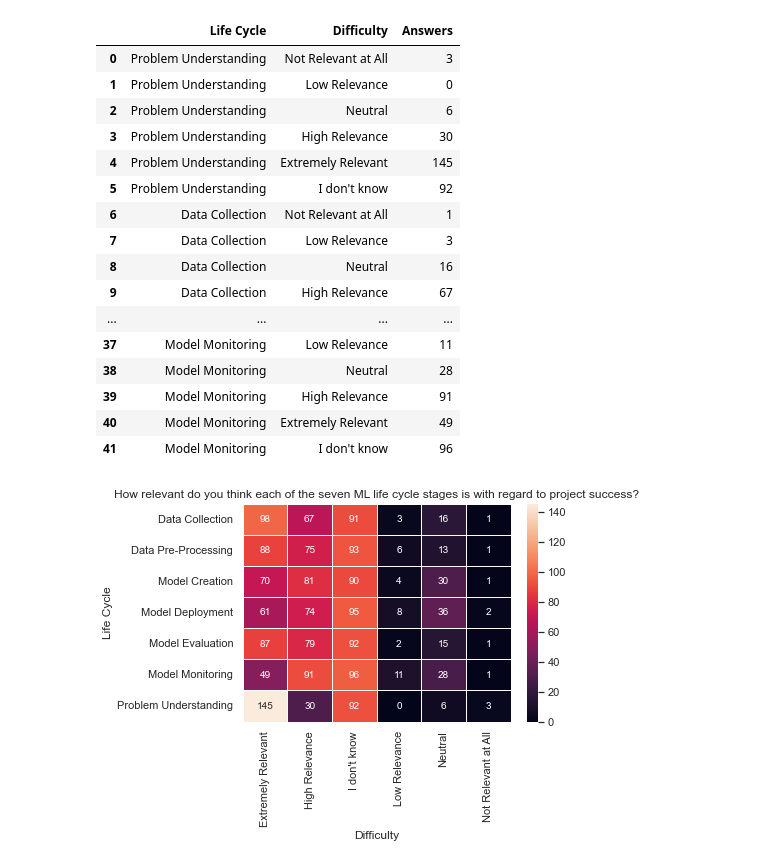
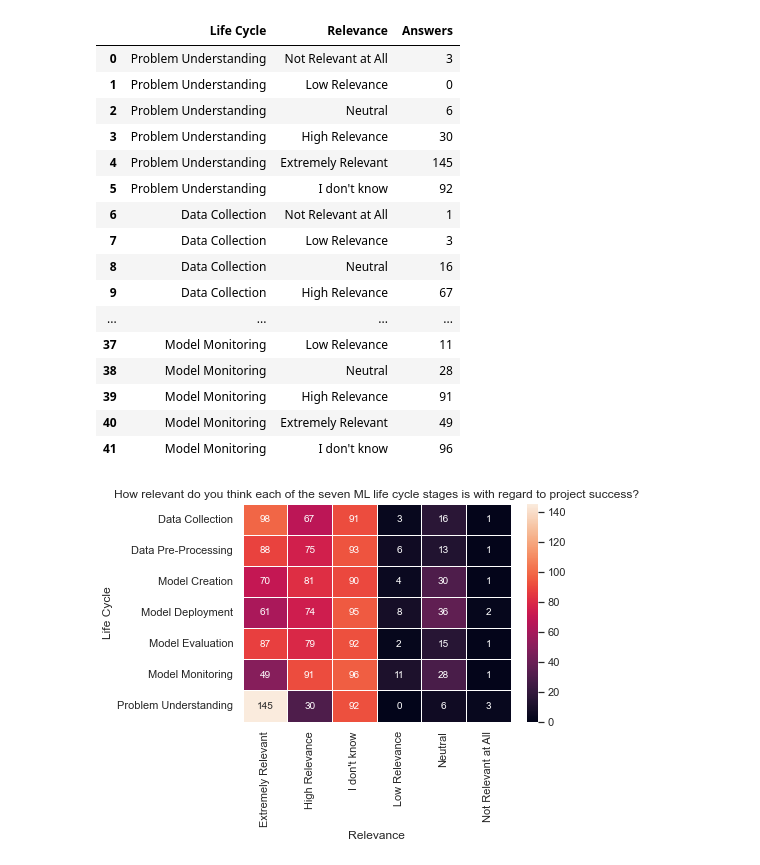
Before and after one commit to Software-Science-Lab-PUC-Rio/napiml-analysis, a Jupyter notebook: Análises/Q1.ipynb, the cells around one changed output. Drawn from its saved outputs; the diff is of its cells as text; code cells hidden in the pictures.

```diff
--- a/Análises/Q1.ipynb
+++ b/Análises/Q1.ipynb
@@ -86,12 +86,12 @@ for column in columns:
 # create a custom dataframe to handle only the columns that we want
 q1_df = pd.DataFrame()
 q1_df['Life Cycle'] = life_cycles
-q1_df['Difficulty'] = difficulties
+q1_df['Relevance'] = difficulties
 q1_df['Answers'] = answers
 # %%
 q1_df
 # %% [output]
-|  | Life Cycle | Difficulty | Answers |
+|  | Life Cycle | Relevance | Answers |
 | 0 | Problem Understanding | Not Relevant at All | 3 |
 | 1 | Problem Understanding | Low Relevance | 0 |
 | 2 | Problem Understanding | Neutral | 6 |
@@ -109,6 +109,6 @@ q1_df
 | 40 | Model Monitoring | Extremely Relevant | 49 |
 | 41 | Model Monitoring | I don't know | 96 |
 # %%
-heatmap(q1_df, 'Life Cycle', 'Difficulty', 'Answers', title='How relevant do you think each of the seven ML life cycle stages is with regard to project success?')
+heatmap(q1_df, 'Life Cycle', 'Relevance', 'Answers', title='How relevant do you think each of the seven ML life cycle stages is with regard to project success?')
 # %% [output]
-[figure, old version]
+[figure, new version]
```
Also changed, not shown: parts of 1 cell of this notebook, 4 other files.
